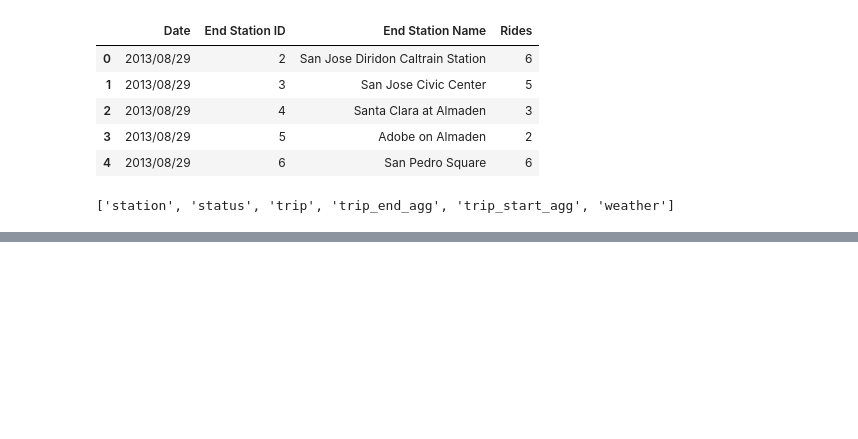
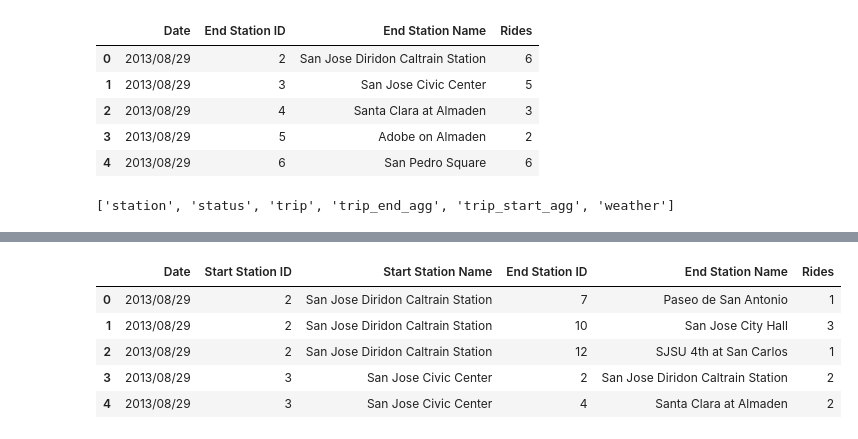
Before and after one commit to irakliintskirveli/Final_Project, a Jupyter notebook: bike_sharE_data.ipynb, the cells around one changed output, grey strips where cells are left out. Saved outputs shown, nothing was run; the diff lists cells and outputs as text; code cells hidden in the pictures; blank space fills up the shorter version.

```diff
--- a/bike_sharE_data.ipynb
+++ b/bike_sharE_data.ipynb
@@ -491,0 +553,12 @@ for index, row in datagroupenddatedf.iterrows():
+# %%
+#exporting data out to csv then reading it back in to fill empty cells
+datagroupstarttostartdf.to_csv('output/daily_rides_by_station_to_station.csv')
+datagroupstarttostartdf = pd.read_csv('output/daily_rides_by_station_to_station.csv')
+datagroupstarttostartdf.head()
+# %% [output]
+|  | Date | Start Station ID | Start Station Name | End Station ID | End Station Name | Rides |
+| 0 | 2013/08/29 | 2 | San Jose Diridon Caltrain Station | 7 | Paseo de San Antonio | 1 |
+| 1 | 2013/08/29 | 2 | San Jose Diridon Caltrain Station | 10 | San Jose City Hall | 3 |
+| 2 | 2013/08/29 | 2 | San Jose Diridon Caltrain Station | 12 | SJSU 4th at San Carlos | 1 |
+| 3 | 2013/08/29 | 3 | San Jose Civic Center | 2 | San Jose Diridon Caltrain Station | 2 |
+| 4 | 2013/08/29 | 3 | San Jose Civic Center | 4 | Santa Clara at Almaden | 2 |
```
Also changed, not shown: parts of 10 cells of this notebook.
